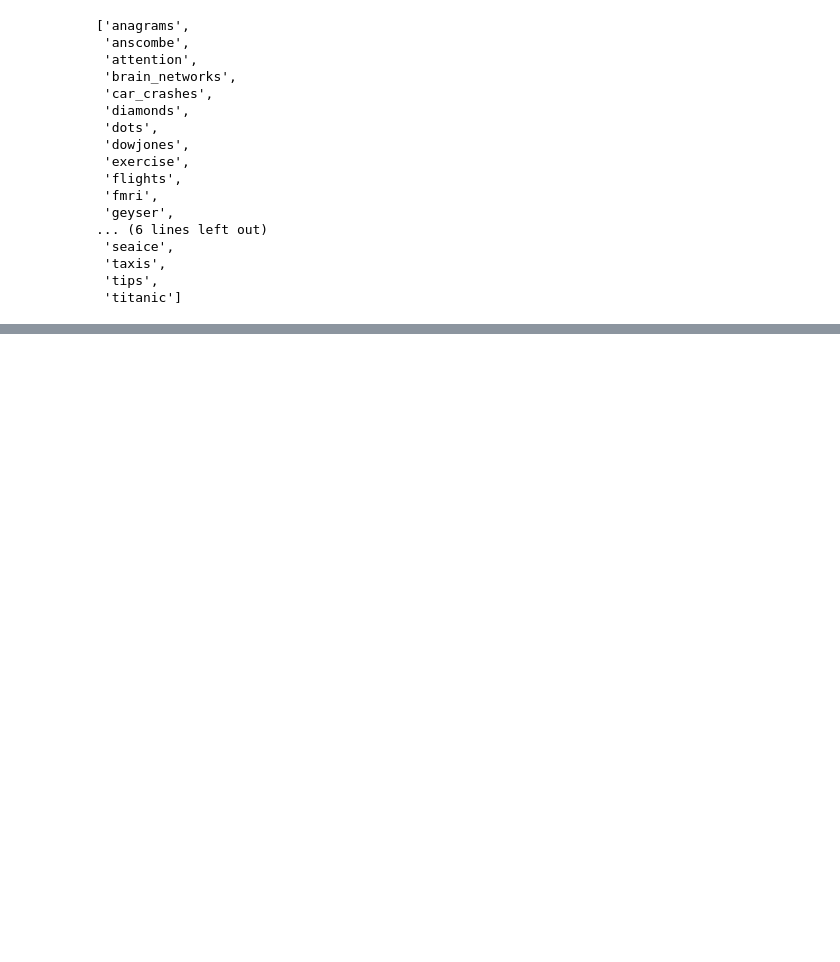
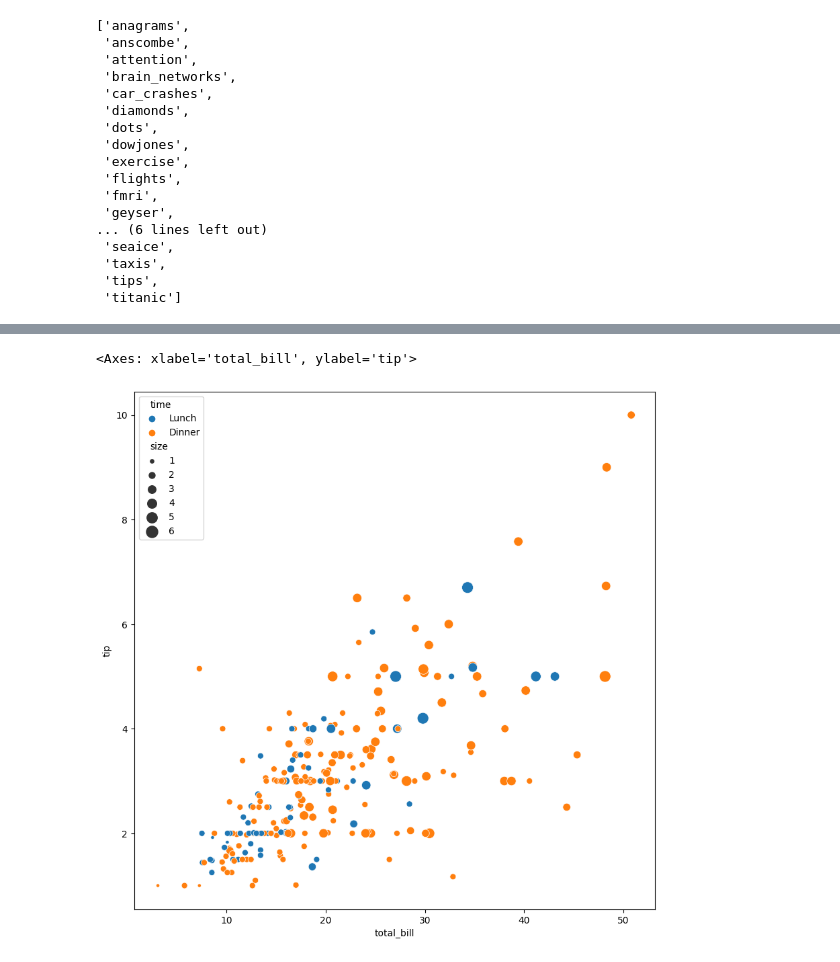
Before and after one commit to KristofarStavrev/classical-machine-learning-revision, a Jupyter notebook: linear_regression.ipynb, the cells around one changed output, grey strips where cells are left out. Cells and saved outputs as stored; diff of their text form; code cells hidden in the pictures; blank space fills up the shorter version.

```diff
--- a/linear_regression.ipynb
+++ b/linear_regression.ipynb
@@ -40,0 +123,6 @@ data
+# %%
+plt.figure(figsize=(10,10))
+sns.scatterplot(data=data_tips, x="total_bill", y="tip", hue="time", size="size", sizes=(15, 150))
+# %% [output]
+<Axes: xlabel='total_bill', ylabel='tip'>
+[figure, added]
```
Also changed, not shown: parts of 11 cells of this notebook.
